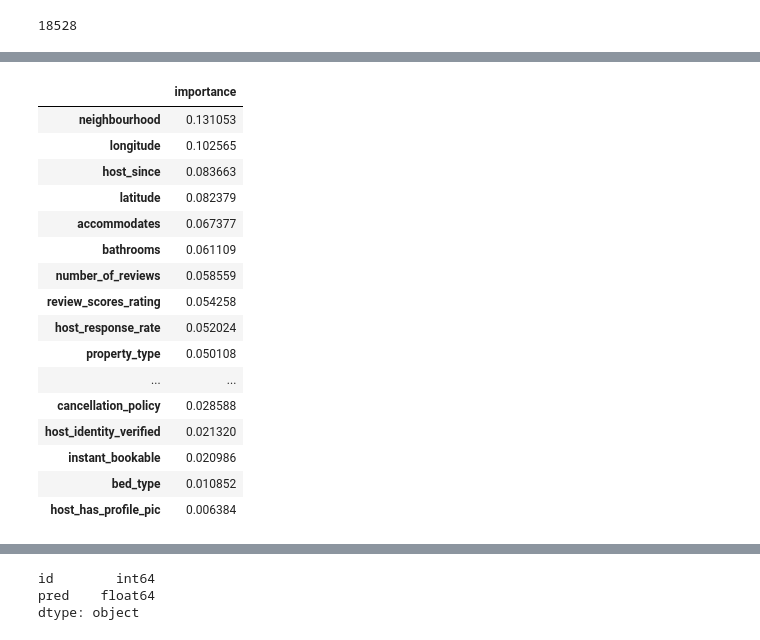
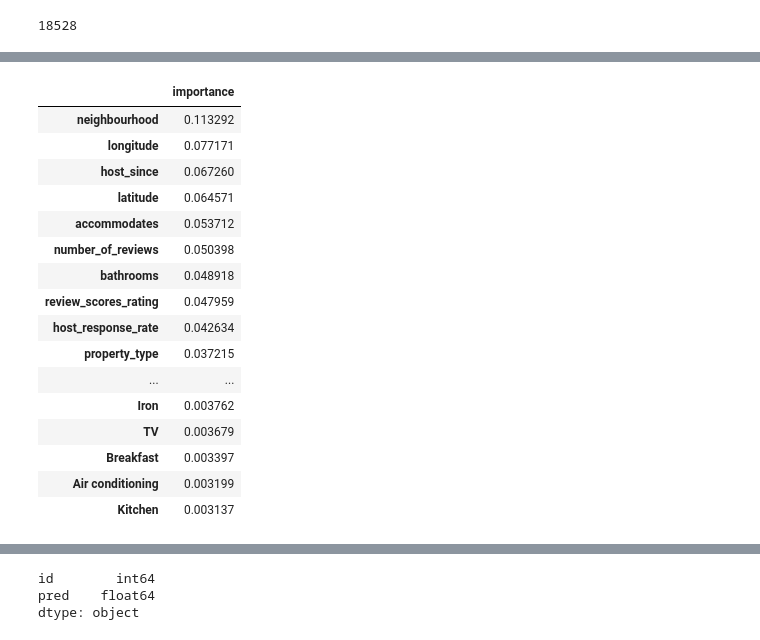
Before and after one commit to yuto-kobayashi-1/signate-AIQuest, a Jupyter notebook: 210716_AIQuest.ipynb, the cells around one changed output, grey strips where cells are left out. Cells and saved outputs as stored; diff of their text form; code cells hidden in the pictures.

```diff
--- a/210716_AIQuest.ipynb
+++ b/210716_AIQuest.ipynb
@@ -20,9 +20,15 @@ data = pd.read_csv("/content/drive/MyDrive/signate/competiton/210716_AI Quest/tr
 test = pd.read_csv("/content/drive/MyDrive/signate/competiton/210716_AI Quest/test.csv",encoding="utf_8")
 # %%
 def preprocessing(df):
-  # df["host_response_rate"] = df["host_response_rate"].fillna('0%')
   df["host_response_rate"] = df["host_response_rate"].str.replace('%', '').astype(float)
   df["host_since"] = (date(2021,7,21) - pd.to_datetime(df["host_since"]).dt.date).dt.days
+  # df["first_review"] = (date(2021,7,21) - pd.to_datetime(df["first_review"]).dt.date).dt.days
+  # df["last_review"] = (date(2021,7,21) - pd.to_datetime(df["last_review"]).dt.date).dt.days
+  # df["review_days"] = (data["first_review"] - data["last_review"])
+  df['amenities'] = df['amenities'].str.replace('"', '')
+  df['amenities'] = df['amenities'].str.replace('{', '')
+  df['amenities'] = df['amenities'].str.replace('}', '')
+
   return df
 
 def label_encorder(df_train,df_test,cols):
@@ -46,6 +52,23 @@ def label_encorder(df_train,df_test,cols):
   df_test_ = df_[df_["flg"]==1].drop(["flg","y"],axis=1)
 
   return df_train_ ,  df_test_
+
+def get_dummys(df_train,df_test,cols):
+  df_train["flg"] = 0
+  df_test["y"] = 100
+  df_test["flg"] = 1
+
+  df_ = pd.concat([df_train,df_test]).reset_index(drop=True)
+
+  amenities = df_["amenities"].str.get_dummies(sep=',')
+
+  df_ = pd.concat([df_,amenities],axis=1)
+
+  df_train_ = df_[df_["flg"]==0].drop("flg",axis=1)
+  df_test_ = df_[df_["flg"]==1].drop(["flg","y"],axis=1)
+
+  return df_train_ ,  df_test_
+
 
 def train(X,y,label_cols):
 
@@ -162,8 +185,11 @@ cols = ['accommodates','bathrooms', 'bed_type', 'bedrooms',
        'host_has_profile_pic', 'host_identity_verified',
        'instant_bookable',
        'latitude', 'longitude', 'neighbourhood', 'number_of_reviews',
-       'property_type', 'review_scores_rating', 'room_type',"host_response_rate","host_since"]
+       'property_type', 'review_scores_rating', 'room_type',"host_response_rate",
+        "host_since","amenities"
+        ]
 
+drop_cols = ["id","amenities","description","first_review","last_review","name","thumbnail_url","zipcode"]
 
 label_cols = ['bed_type','cancellation_policy',"city","cleaning_fee","host_has_profile_pic","host_identity_verified","instant_bookable","neighbourhood","property_type","room_type"]
 # %%
@@ -207,22 +233,22 @@ np.mean(aucs)
-# %%
-importance = feature_importance(models,data,cols)
-importance
-# %% [output]
-|  | importance |
-| neighbourhood | 0.131053 |
-| longitude | 0.102565 |
-| host_since | 0.083663 |
-| latitude | 0.082379 |
-| accommodates | 0.067377 |
-| bathrooms | 0.061109 |
-| number_of_reviews | 0.058559 |
-| review_scores_rating | 0.054258 |
-| host_response_rate | 0.052024 |
-| property_type | 0.050108 |
-| ... | ... |
-| cancellation_policy | 0.028588 |
-| host_identity_verified | 0.021320 |
-| instant_bookable | 0.020986 |
-| bed_type | 0.010852 |
-| host_has_profile_pic | 0.006384 |
+# %%
+importance = feature_importance(models,df_train,df_train.drop(drop_cols+["y"],axis=1).columns)
+importance[importance["importance"]>0].head(50)
+# %% [output]
+|  | importance |
+| neighbourhood | 0.113292 |
+| longitude | 0.077171 |
+| host_since | 0.067260 |
+| latitude | 0.064571 |
+| accommodates | 0.053712 |
+| number_of_reviews | 0.050398 |
+| bathrooms | 0.048918 |
+| review_scores_rating | 0.047959 |
+| host_response_rate | 0.042634 |
+| property_type | 0.037215 |
+| ... | ... |
+| Iron | 0.003762 |
+| TV | 0.003679 |
+| Breakfast | 0.003397 |
+| Air conditioning | 0.003199 |
+| Kitchen | 0.003137 |
 # %%
```
Also changed, not shown: parts of 10 cells of this notebook.
